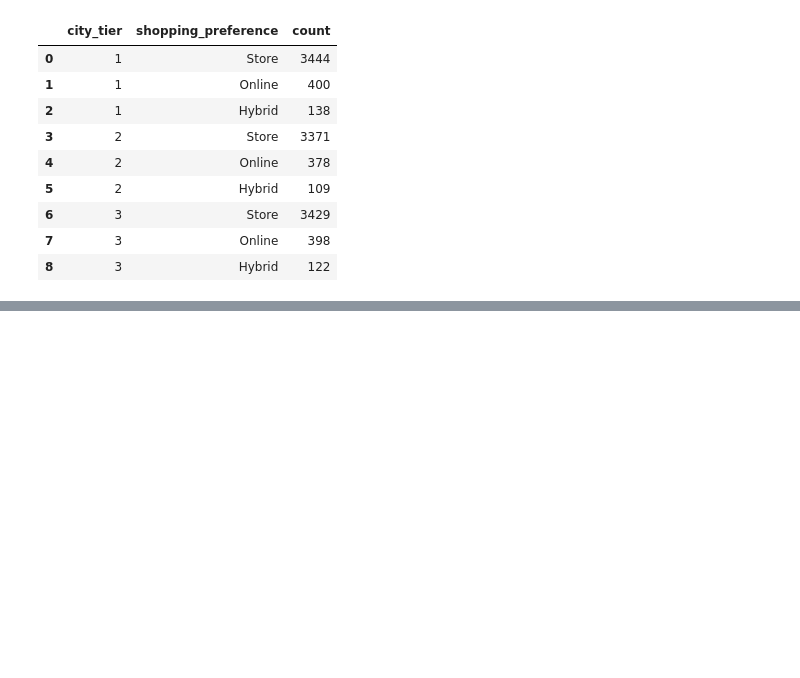
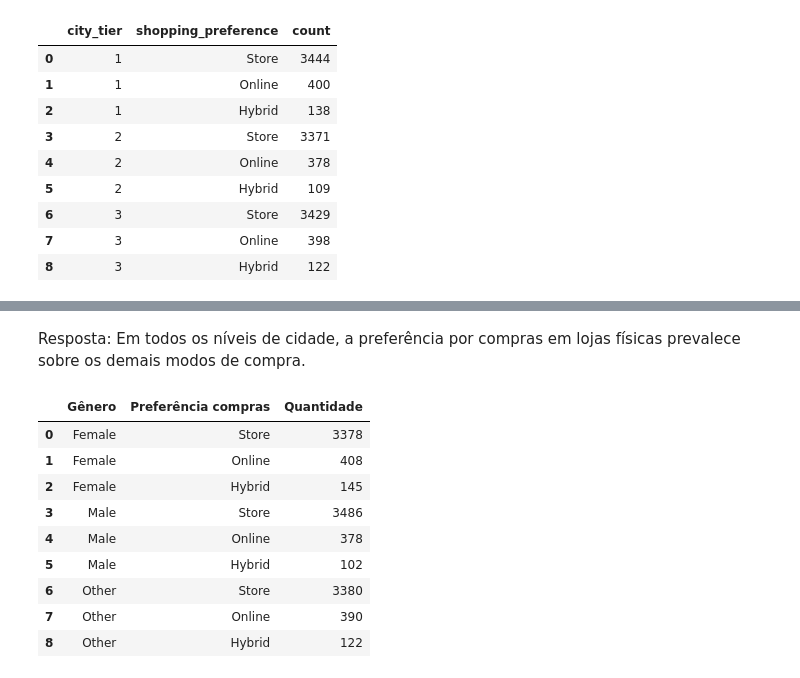
Before and after one commit to Tianeto/projeto_final_tec_prog, a Jupyter notebook: projeto_analise_compras.ipynb, the cells around one changed output, grey strips where cells are left out. Saved outputs shown, nothing was run; the diff lists cells and outputs as text; code cells hidden in the pictures; blank space fills up the shorter version.

```diff
--- a/projeto_analise_compras.ipynb
+++ b/projeto_analise_compras.ipynb
@@ -316,2 +289,20 @@ compras.head()
+# %% [markdown]
+Resposta: Em todos os níveis de cidade, a preferência por compras em lojas físicas prevalece sobre os demais modos de compra.
 # %%
 # 7. Qual a preferencia de canal de compras de acordo com o  genero?
+
+gen_canal_favor = (compras.groupby('gender')['shopping_preference'].value_counts().reset_index()
+                   .rename(columns={'gender': 'Gênero', 'shopping_preference': 'Preferência compras', 'count': 'Quantidade'}))
+
+display(gen_canal_favor)
+# %% [output]
+|  | Gênero | Preferência compras | Quantidade |
+| 0 | Female | Store | 3378 |
+| 1 | Female | Online | 408 |
+| 2 | Female | Hybrid | 145 |
+| 3 | Male | Store | 3486 |
+| 4 | Male | Online | 378 |
+| 5 | Male | Hybrid | 102 |
+| 6 | Other | Store | 3380 |
+| 7 | Other | Online | 390 |
+| 8 | Other | Hybrid | 122 |
```
Also changed, not shown: parts of 15 cells of this notebook.
